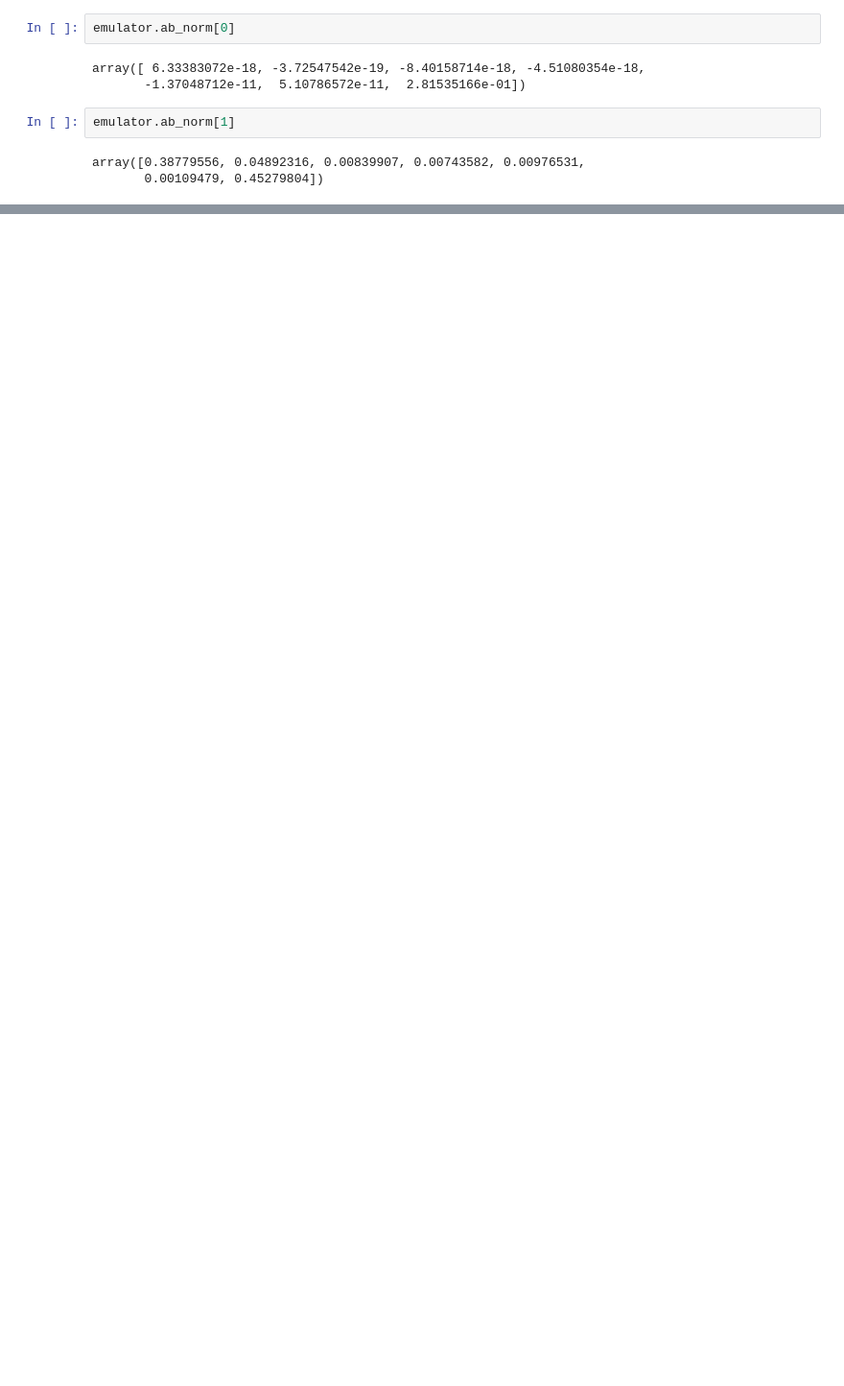
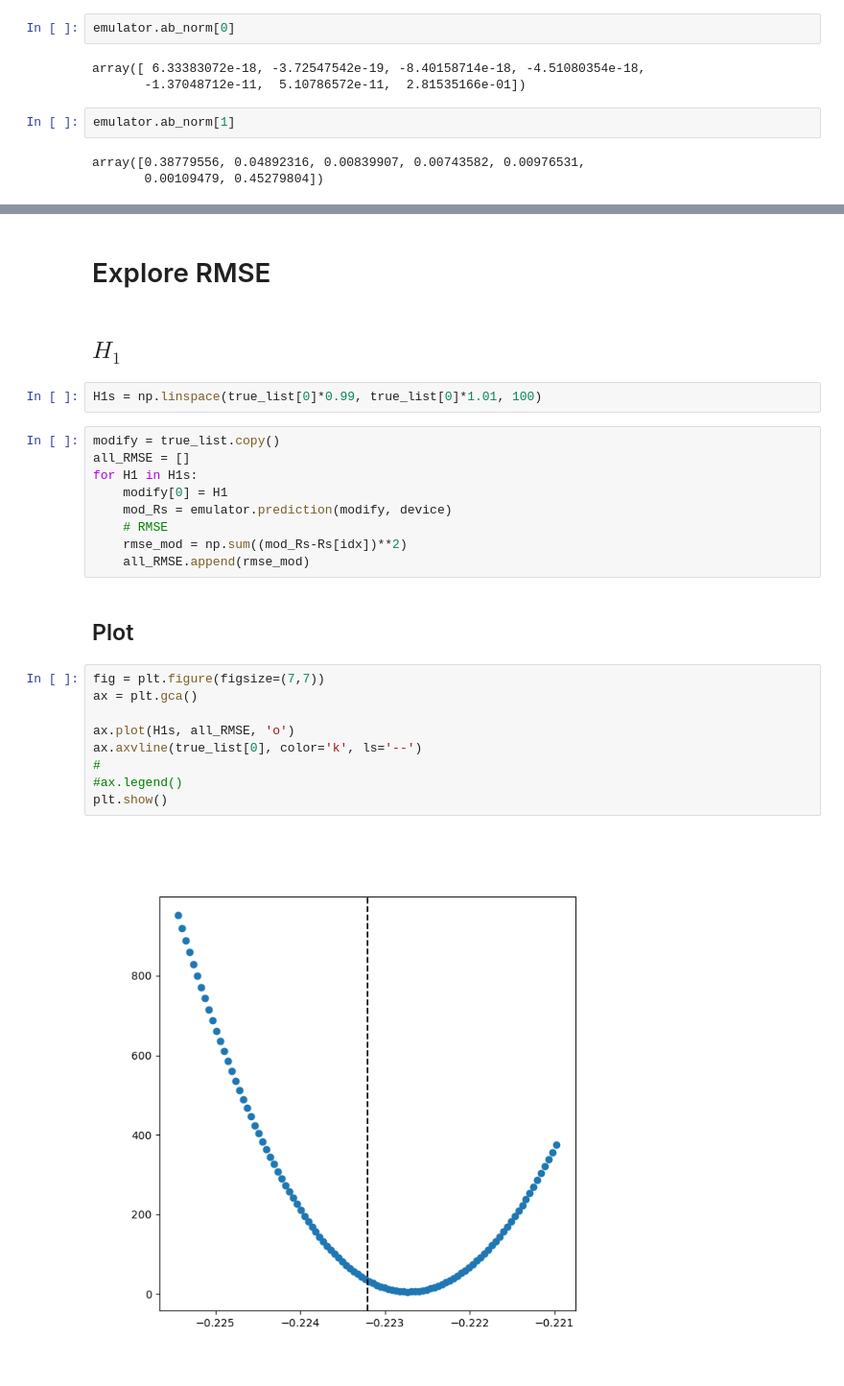
Before and after one commit to AI-for-Ocean-Science/ihop, a Jupyter notebook: papers/I/Analysis/CompareFits_PCA.ipynb, the cells around one changed output, grey strips where cells are left out. Shown at 96% size. Cells and saved outputs as stored; diff of their text form; blank space fills up the shorter version.

```diff
--- a/papers/I/Analysis/CompareFits_PCA.ipynb
+++ b/papers/I/Analysis/CompareFits_PCA.ipynb
@@ -334,0 +340,28 @@ array([0.38779556, 0.04892316, 0.00839907, 0.00743582, 0.00976531,
+# %% [markdown]
+# Explore RMSE
+# %% [markdown]
+## $H_1$
+# %%
+H1s = np.linspace(true_list[0]*0.99, true_list[0]*1.01, 100)
+# %%
+modify = true_list.copy()
+all_RMSE = []
+for H1 in H1s:
+    modify[0] = H1
+    mod_Rs = emulator.prediction(modify, device)
+    # RMSE
+    rmse_mod = np.sum((mod_Rs-Rs[idx])**2)
+    all_RMSE.append(rmse_mod)
+# %% [markdown]
+## Plot
+# %%
+fig = plt.figure(figsize=(7,7))
+ax = plt.gca()
+
+ax.plot(H1s, all_RMSE, 'o')
+ax.axvline(true_list[0], color='k', ls='--')
+#
+#ax.legend()
+plt.show()
+# %% [output]
+[figure, added]
```
Also changed, not shown: parts of 14 cells of this notebook, 3 other files.
